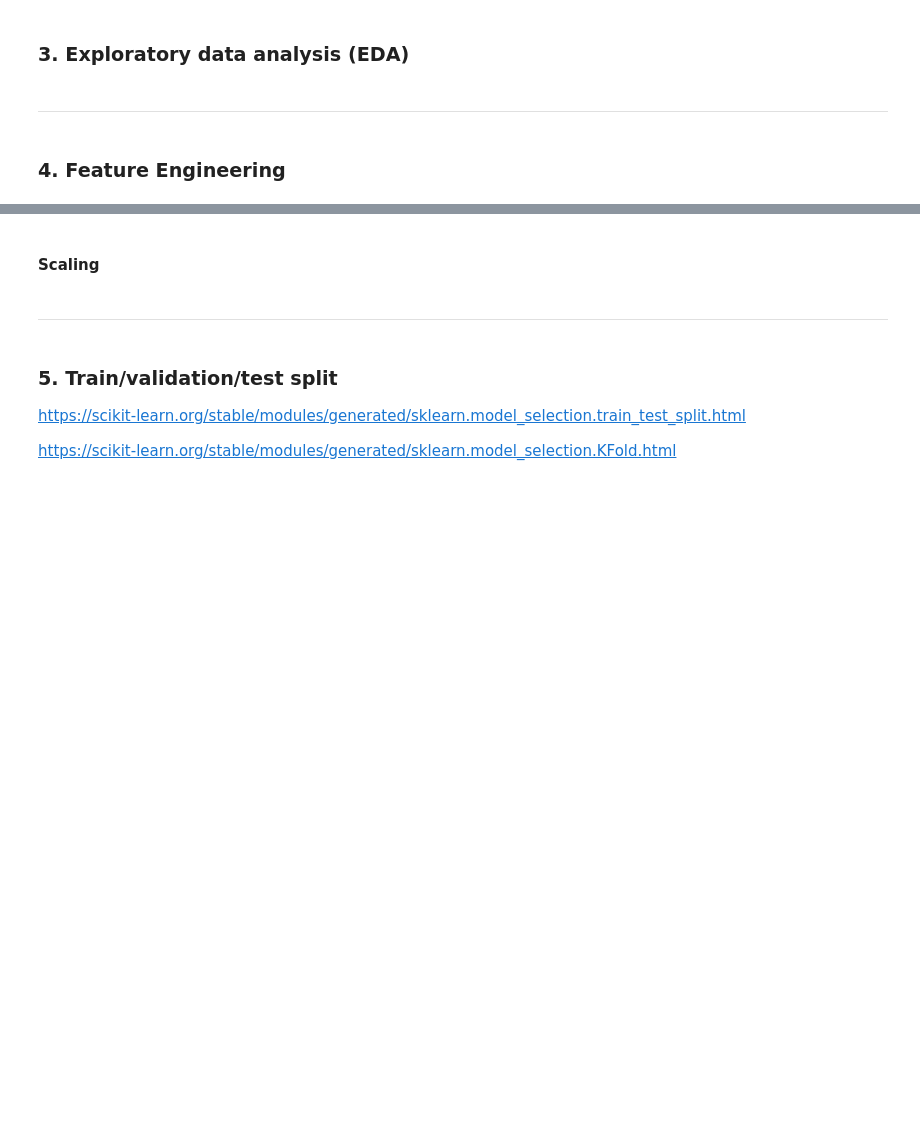
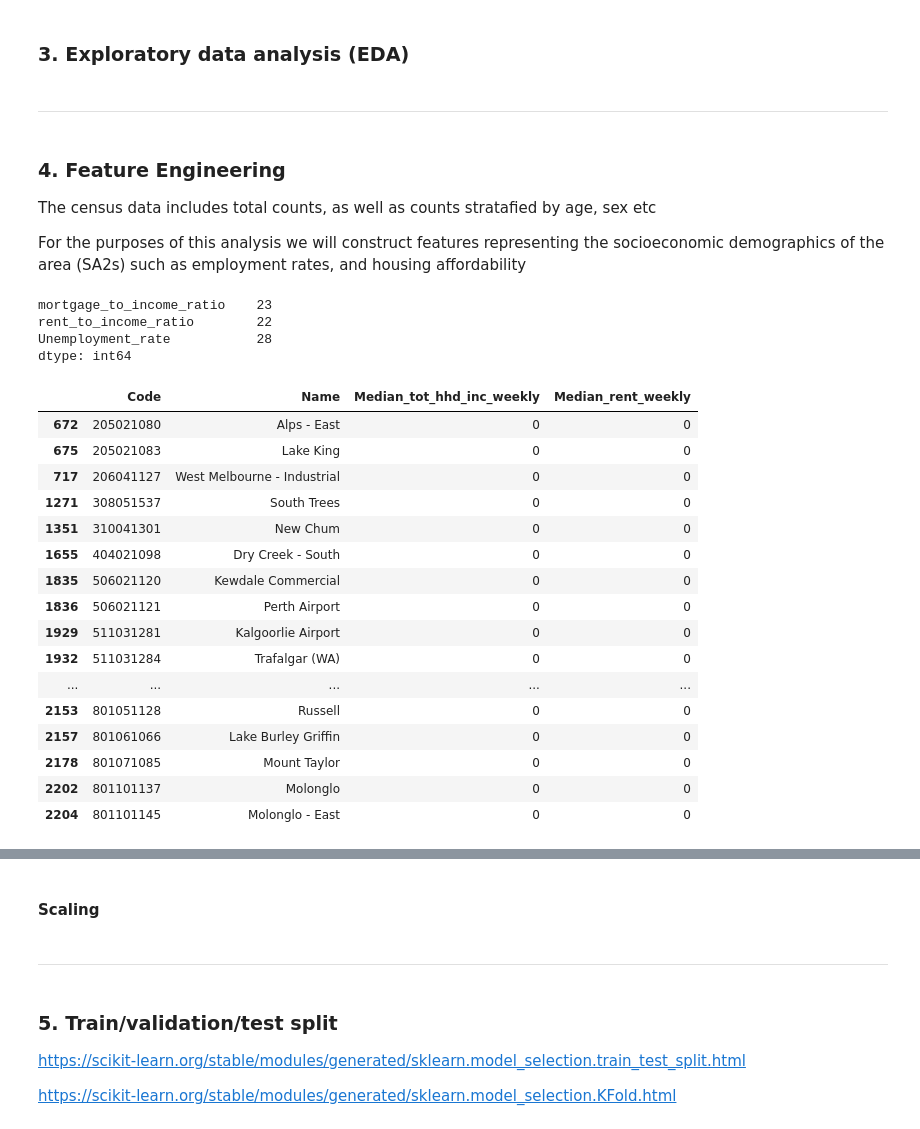
Before and after one commit to beansOnToads/COSC2816_s4054011_Ind_A1_P1, a Jupyter notebook: s4054011.ipynb, the cells around one changed output, grey strips where cells are left out. Cells and saved outputs as stored; diff of their text form; code cells hidden in the pictures; blank space fills up the shorter version.

Commit message:
Feature engineering (housing and unemployment constructs)

```diff
--- a/s4054011.ipynb
+++ b/s4054011.ipynb
@@ -160,6 +136,43 @@ df.drop(columns=["#Valid_Scores", "#Dev_Vulnerable"], inplace=True)
 ---
 # %% [markdown]
 ### 4. Feature Engineering
+The census data includes total counts, as well as counts stratafied by age, sex etc
+
+For the purposes of this analysis we will construct features representing the socioeconomic demographics of the area (SA2s) such as employment rates, and housing affordability
+# %%
+#Housing affordability ratios (median weekly rent/ median total household income weekly) - higher ratio is a proxy for housing stress
+df['rent_to_income_ratio'] = df['Median_rent_weekly'] / df['Median_tot_hhd_inc_weekly']
+df['mortgage_to_income_ratio'] = df['Median_mortgage_repay_monthly'] / (df['Median_tot_hhd_inc_weekly'] * 4)  # Assuming 4 weeks in a month
 # %%
+#Unemployment rate as total employed people divided by total people in the workforce (employed + unemployed)
 df['Labour_force_total'] = df['P_Tot_Emp_Tot'] + df['P_Tot_Unemp_Tot']
-df['Unemployment rate'] = df['P_Tot_Unemp_Tot'] / df['Labour_force_total']
+df['Unemployment_rate'] = df['P_Tot_Unemp_Tot'] / df['Labour_force_total']
+# %%
+#Check new features for missing values
+df[['mortgage_to_income_ratio','rent_to_income_ratio','Unemployment_rate']].isna().sum()
+# %% [output]
+mortgage_to_income_ratio    23
+rent_to_income_ratio        22
+Unemployment_rate           28
+dtype: int64
+# %%
+#Review Areas without weekly income, unlikely to be residential
+df[df['Median_tot_hhd_inc_weekly'] == 0][['Code', 'Name', 'Median_tot_hhd_inc_weekly', 'Median_rent_weekly']]
+# %% [output]
+|  | Code | Name | Median_tot_hhd_inc_weekly | Median_rent_weekly |
+| 672 | 205021080 | Alps - East | 0 | 0 |
+| 675 | 205021083 | Lake King | 0 | 0 |
+| 717 | 206041127 | West Melbourne - Industrial | 0 | 0 |
+| 1271 | 308051537 | South Trees | 0 | 0 |
+| 1351 | 310041301 | New Chum | 0 | 0 |
+| 1655 | 404021098 | Dry Creek - South | 0 | 0 |
+| 1835 | 506021120 | Kewdale Commercial | 0 | 0 |
+| 1836 | 506021121 | Perth Airport | 0 | 0 |
+| 1929 | 511031281 | Kalgoorlie Airport | 0 | 0 |
+| 1932 | 511031284 | Trafalgar (WA) | 0 | 0 |
+| ... | ... | ... | ... | ... |
+| 2153 | 801051128 | Russell | 0 | 0 |
+| 2157 | 801061066 | Lake Burley Griffin | 0 | 0 |
+| 2178 | 801071085 | Mount Taylor | 0 | 0 |
+| 2202 | 801101137 | Molonglo | 0 | 0 |
+| 2204 | 801101145 | Molonglo - East | 0 | 0 |
```
Also changed, not shown: parts of 15 cells of this notebook.
